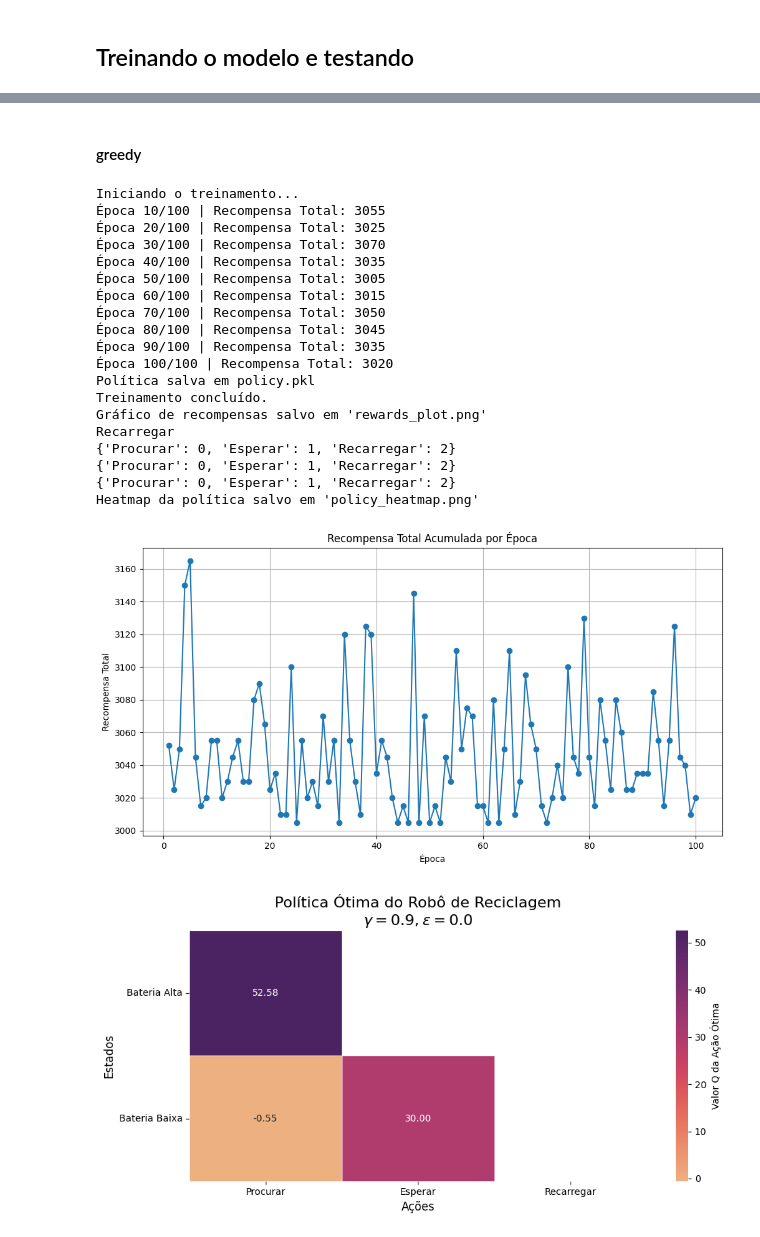
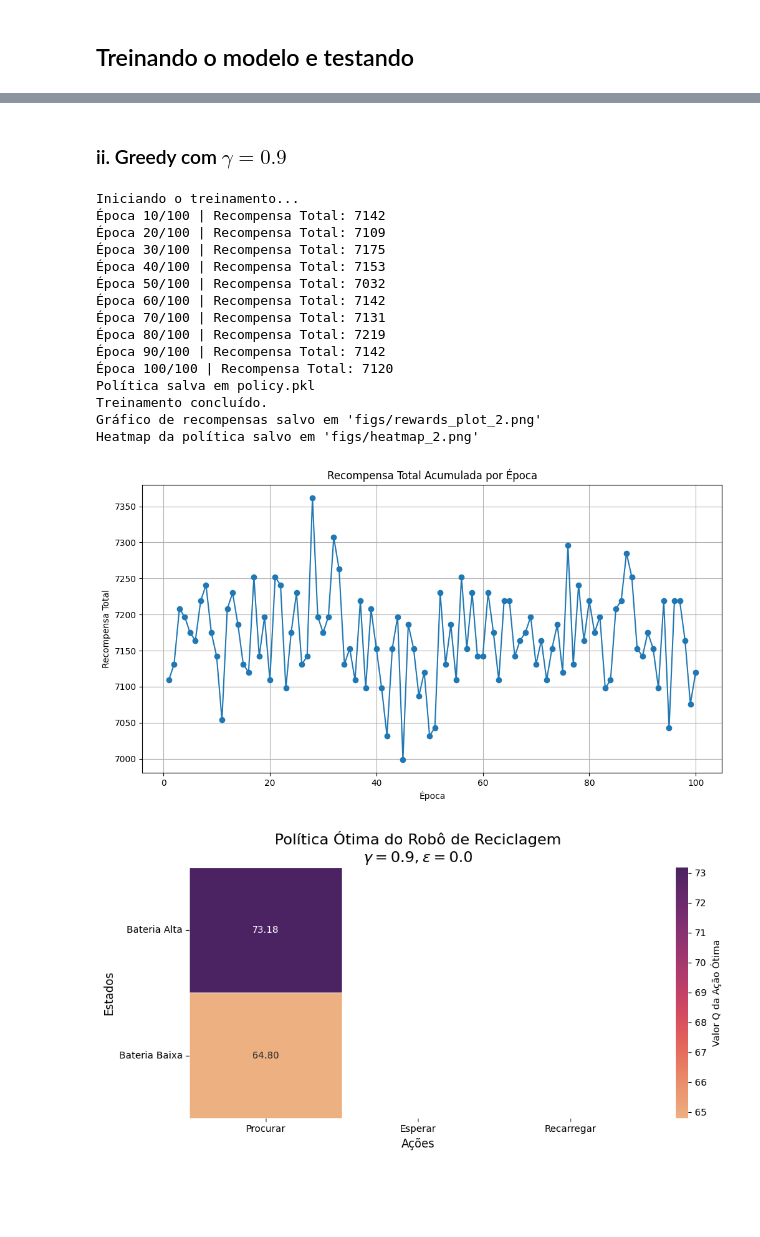
Before and after one commit to Perez-Amanda/Recycling_Robot_RL_1, a Jupyter notebook: main.ipynb, the cells around one changed output, grey strips where cells are left out. Drawn from its saved outputs; the diff is of its cells as text; code cells hidden in the pictures; blank space fills up the shorter version.

```diff
--- a/main.ipynb
+++ b/main.ipynb
@@ -37,12 +49,7 @@ Definindo abaixo as probabilidades de transição:
 ALPHA_PROB = 0.9  # Probabilidade de a bateria permanecer alta ao procurar
 BETA_PROB = 0.7   # Probabilidade de a bateria permanecer baixa ao procurar
 R_SEARCH = 8      # Recompensa por procurar (deve ser > R_WAIT)
-R_WAIT = 3        # Recompensa por esperar
-R_RESCUE = -10    # Penalidade por precisar de resgate
+R_WAIT = 2        # Recompensa por esperar
+R_RESCUE = -3     # Penalidade por precisar de resgate
 R_RECHARGE = 0    # Recompensa por recarregar
-
-# Hiperparâmetros do Agente
-LEARNING_RATE = 0.1   # Taxa de aprendizado (alpha no TD)
-DISCOUNT_FACTOR = 0.9 # Fator de desconto (gamma)
-EPSILON = 0.1         # Probabilidade de exploração (ação aleatória)
 # %% [markdown]
@@ -50,8 +57,11 @@ Parâmetros de treinamento:
 # %%
+# Parâmetros
+LEARNING_RATE = 0.1            # Taxa de aprendizado (alpha no TD)
 NUM_EPOCHS = 100               # Número de épocas de treinamento
 STEPS_PER_EPOCH = 1000         # Passos de tempo por época
-REWARD_FILE = "rewards.txt"    # Arquivo para salvar as recompensas em rodada única
-DIR = ""
+
+# Diretório
+DIR = "files/"
 # %% [markdown]
 Criando classes para modelar o problema:
 # %%
@@ -351,47 +310,34 @@ Heatmap da política salvo em 'policy_heatmap.png'
 # %% [markdown]
-#### greedy
+### ii. Greedy com $\gamma = 0.9$
 # %%
 np.random.seed(0)
-# Probabilidades e Recompensas
-ALPHA_PROB = 0.9  # Probabilidade de a bateria permanecer alta ao procurar
-BETA_PROB = 0.7   # Probabilidade de a bateria permanecer baixa ao procurar
-R_SEARCH = 8      # Recompensa por procurar (deve ser > R_WAIT)
-R_WAIT = 3        # Recompensa por esperar
-R_RESCUE = -10    # Penalidade por precisar de resgate
-R_RECHARGE = 0    # Recompensa por recarregar
 
 # Hiperparâmetros do Agente
-LEARNING_RATE = 0.1   # Taxa de aprendizado (alpha no TD)
 DISCOUNT_FACTOR = 0.9 # Fator de desconto (gamma)
 EPSILON = 0.0         # Probabilidade de exploração (ação aleatória)
 
-REWARD_FILE = "rewards.txt"    # Arquivo para salvar as recompensas em rodada única
-DIR = ""
+REWARD_FILE = "rewards_2.txt"    # Arquivo para salvar as recompensas em rodada única
 
-# treinando com variaveis globais pré estabelecidas
-final_q_values = train(discount_factor=DISCOUNT_FACTOR, epsilon=EPSILON)
-plot_rewards()
-plot_policy_heatmap(final_q_values, DISCOUNT_FACTOR, EPSILON)
+# Treinando
+final_q_values = train(discount_factor=DISCOUNT_FACTOR, epsilon=EPSILON, reward_file=REWARD_FILE)
+plot_rewards(reward_file=REWARD_FILE, name="rewards_plot_2.png")
+plot_policy_heatmap(final_q_values, DISCOUNT_FACTOR, EPSILON, name="heatmap_2.png")
 # %% [output]
 Iniciando o treinamento...
-Época 10/100 | Recompensa Total: 3055
-Época 20/100 | Recompensa Total: 3025
-Época 30/100 | Recompensa Total: 3070
-Época 40/100 | Recompensa Total: 3035
-Época 50/100 | Recompensa Total: 3005
-Época 60/100 | Recompensa Total: 3015
-Época 70/100 | Recompensa Total: 3050
-Época 80/100 | Recompensa Total: 3045
-Época 90/100 | Recompensa Total: 3035
-Época 100/100 | Recompensa Total: 3020
+Época 10/100 | Recompensa Total: 7142
+Época 20/100 | Recompensa Total: 7109
+Época 30/100 | Recompensa Total: 7175
+Época 40/100 | Recompensa Total: 7153
+Época 50/100 | Recompensa Total: 7032
+Época 60/100 | Recompensa Total: 7142
+Época 70/100 | Recompensa Total: 7131
+Época 80/100 | Recompensa Total: 7219
+Época 90/100 | Recompensa Total: 7142
+Época 100/100 | Recompensa Total: 7120
 Política salva em policy.pkl
 Treinamento concluído.
-Gráfico de recompensas salvo em 'rewards_plot.png'
-Recarregar
-{'Procurar': 0, 'Esperar': 1, 'Recarregar': 2}
-{'Procurar': 0, 'Esperar': 1, 'Recarregar': 2}
-{'Procurar': 0, 'Esperar': 1, 'Recarregar': 2}
-Heatmap da política salvo em 'policy_heatmap.png'
+Gráfico de recompensas salvo em 'figs/rewards_plot_2.png'
+Heatmap da política salvo em 'figs/heatmap_2.png'
-[figure, old version]
+[figure, new version]
-[figure, old version]
+[figure, new version]
 # %% [markdown]
```
Also changed, not shown: parts of 26 cells of this notebook, 24 other files.
